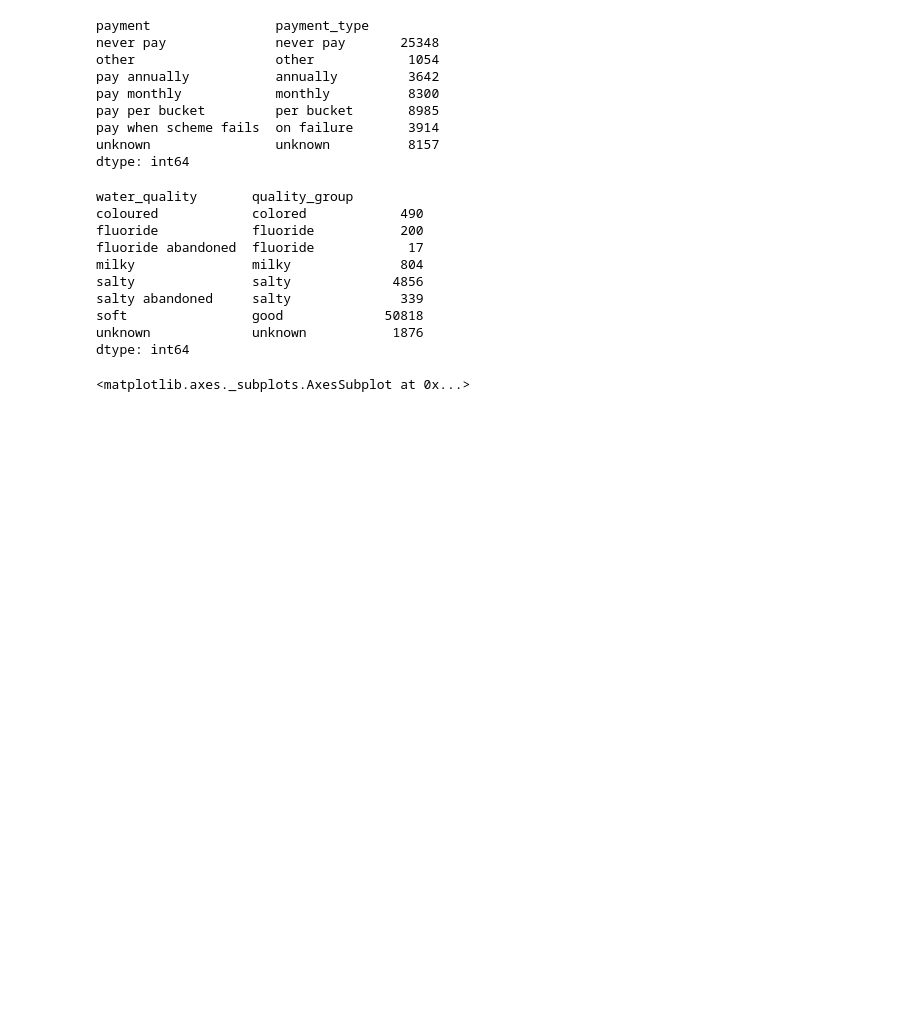
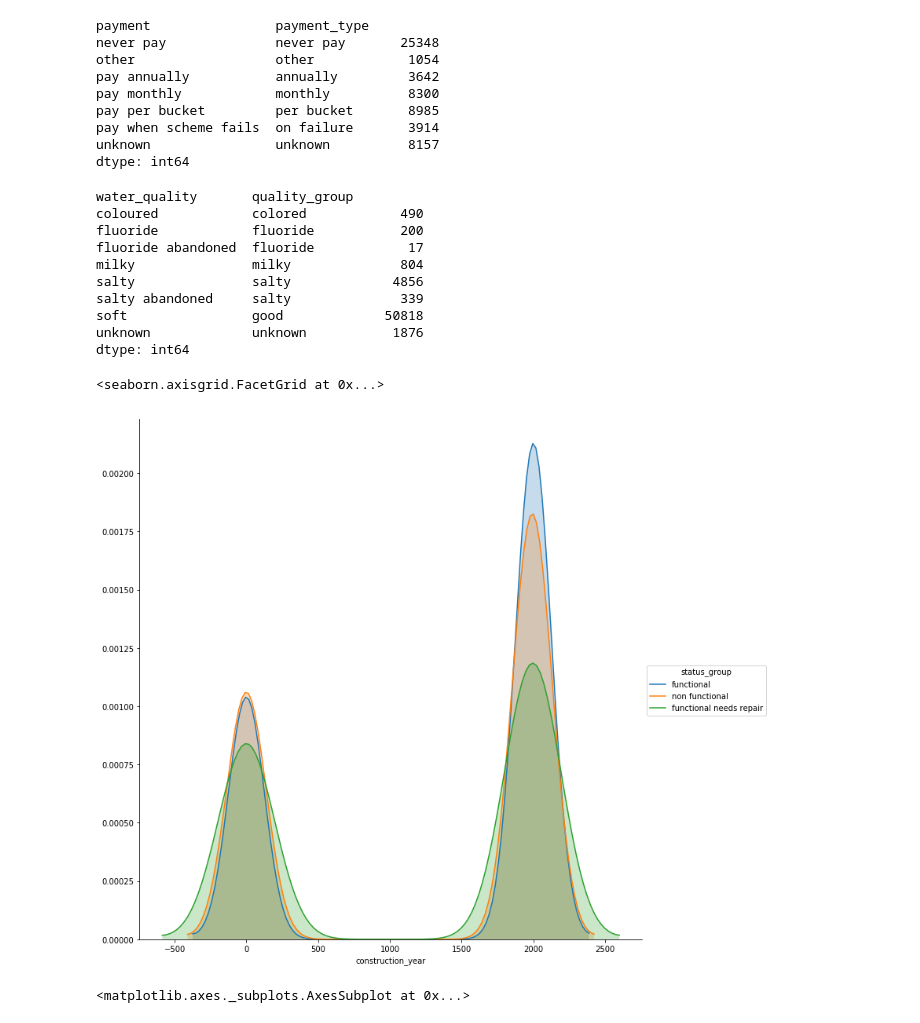
Before and after one commit to sram022/-100DaysOfMLCode, a Jupyter notebook: Data Cleaning.ipynb, the cells around one changed output. Drawn from its saved outputs; the diff is of its cells as text; code cells hidden in the pictures; blank space fills up the shorter version.

```diff
--- a/Data Cleaning.ipynb
+++ b/Data Cleaning.ipynb
@@ -33,3 +64,14 @@ print(train_df.shape)
+# %%
+exempt=['amount_tsh',  'gps_height',  'num_private',
+       'basin', 'region', 'region_code', 'district_code', 'lga', 'population',
+       'public_meeting', 'scheme_management',  'permit',
+       'construction_year', 'extraction_type', 'extraction_type_group',
+       'extraction_type_class', 'management', 'management_group', 'payment',
+       'payment_type', 'water_quality', 'quality_group', 'quantity',
+       'quantity_group', 'source', 'source_type', 'source_class',
+       'waterpoint_type', 'waterpoint_type_group','id','longitude','latitude']
+
+train_df = train_df.apply(lambda x: x.mask(x.map(x.value_counts())<20, 'other') if x.name not in exempt else x)
 # %%
 ## To reduce redundant Features droping sub-gorup classifiers.
 train_df = train_df.drop(['quantity','waterpoint_type'],axis = 1);
@@ -75,6 +117,14 @@ salty abandoned     salty              339
 soft                good             50818
 unknown             unknown           1876
 dtype: int64
+# %%
+sns.FacetGrid(train_df, hue='status_group',size=10).map(sns.kdeplot, 'construction_year', shade=True).add_legend()
+
+#train_df['construction_year'] = train_df['construction_year'].replace(0,train_df['construction_year'].median())
+# keeping the construction year as newer ones are less faulty.
+# %% [output]
+<seaborn.axisgrid.FacetGrid at 0x...>
+[figure, added]
 # %%
 train_df.groupby(['source','source_type','source_class']).size()
 #keeping the source_type
```
Also changed, not shown: parts of 12 cells of this notebook, 2 other files.
